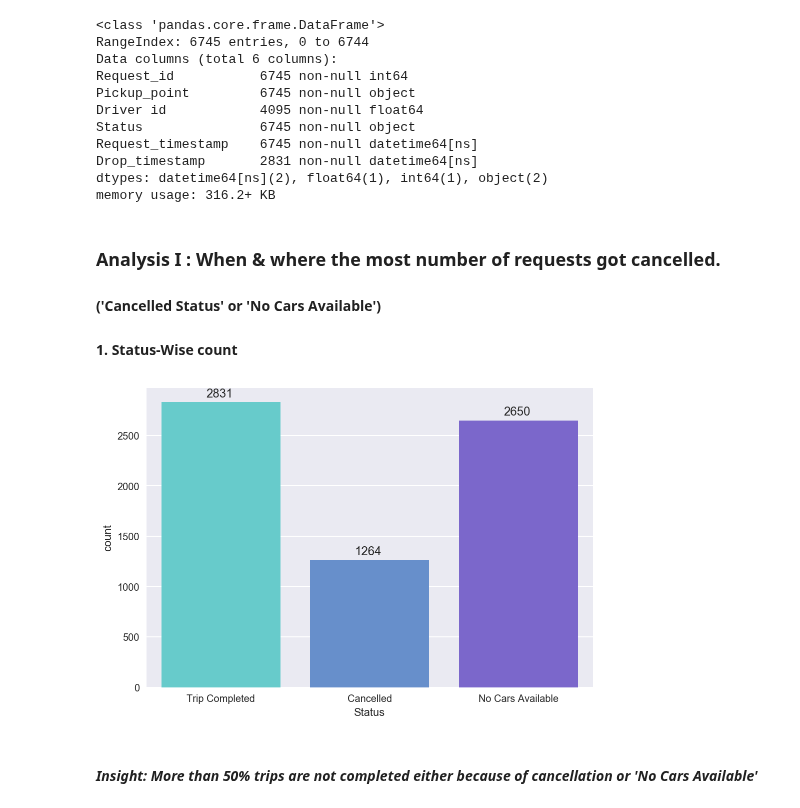
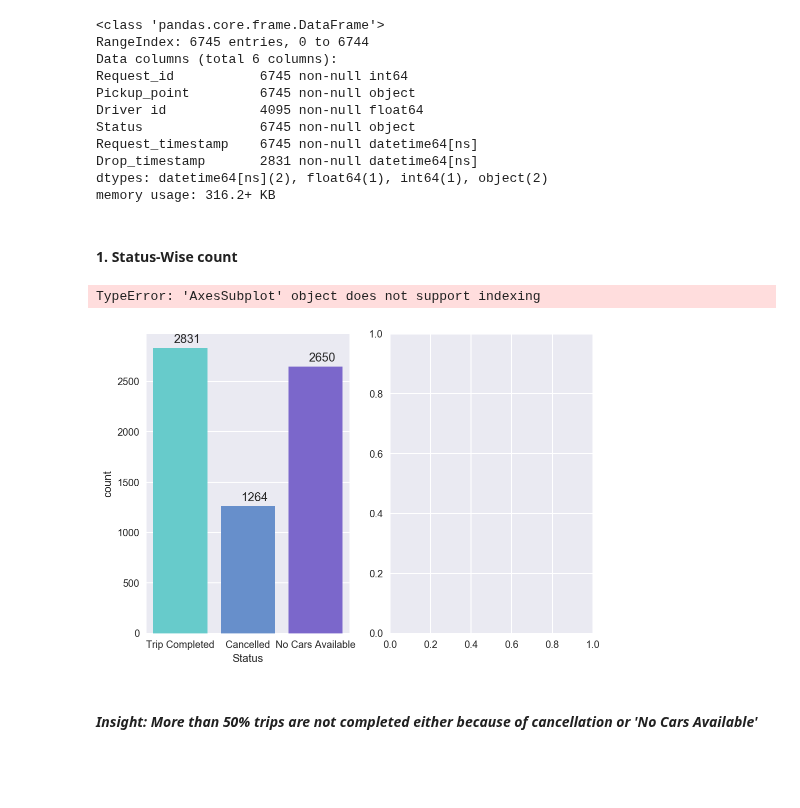
Before and after one commit to ab9bhatia/PythonScripts, a Jupyter notebook: projects/Uber/Uber_Supply_Demand_Gap.ipynb, the cells around one changed output. Drawn from its saved outputs; the diff is of its cells as text; code cells hidden in the pictures; blank space fills up the shorter version.

Commit message:
uber

```diff
--- a/projects/Uber/Uber_Supply_Demand_Gap.ipynb
+++ b/projects/Uber/Uber_Supply_Demand_Gap.ipynb
@@ -80,16 +80,22 @@ Request_timestamp    6745 non-null datetime64[ns]
 Drop_timestamp       2831 non-null datetime64[ns]
 dtypes: datetime64[ns](2), float64(1), int64(1), object(2)
 memory usage: 316.2+ KB
-# %% [markdown]
-### Analysis I : When & where the most number of requests got cancelled.
-#### ('Cancelled Status' or 'No Cars Available')
-#### 1. Status-Wise count
+# %% [markdown]
+#### 1. Status-Wise count
 # %%
-ax = sns.countplot(x= uber.Status,label=uber.Status )
+fig, ax =plt.subplots(1,2)
+ax = sns.countplot(x= uber.Status,label=uber.Status,ax=ax[0])
 for p in ax.patches:
         ax.annotate(int(p.get_height()), (p.get_x()+0.3, p.get_height()+50))
+
+ax = sns.countplot(x= uber.Status.apply(lambda x: 'Completed' if x=='Trip Completed' else 'Cancelled'),ax=ax[1])
+for p in ax.patches:
+        ax.annotate('{:1.1f}%'.format((p.get_height()*100)/float(len(uber))), (p.get_x()+0.3, p.get_height()+20))
+
+fig.show()
 # %% [output]
+TypeError: 'AxesSubplot' object does not support indexing
-[figure, old version]
+[figure, new version]
 # %% [markdown]
 #### *Insight: More than 50% trips are not completed either because of cancellation or 'No Cars Available'*
 # %% [markdown]
```
Also changed, not shown: parts of 8 cells of this notebook.
